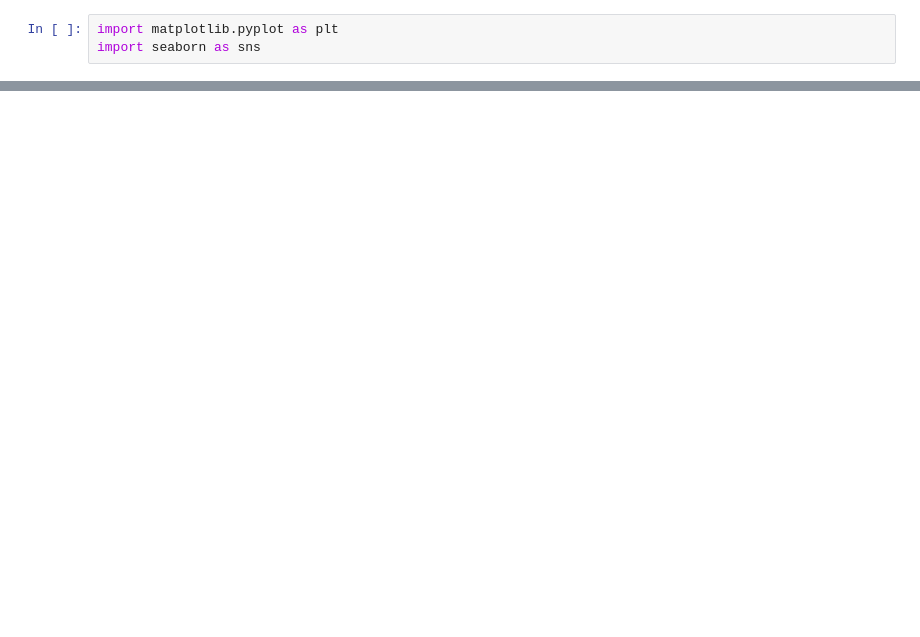
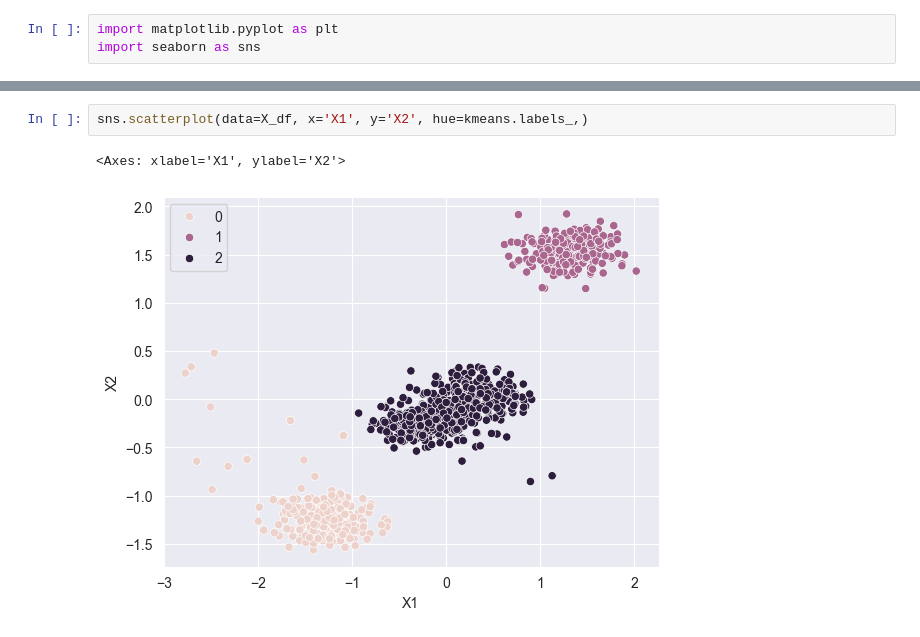
Before and after one commit to SahilLodha/AI_Classes_Notebooks, a Jupyter notebook: classical_ml/Sectionn 06 - Clustering Algorithms/dbscan_implementation.ipynb, the cells around one changed output, grey strips where cells are left out. Saved outputs shown, nothing was run; the diff lists cells and outputs as text; blank space fills up the shorter version.

```diff
--- a/classical_ml/Sectionn 06 - Clustering Algorithms/dbscan_implementation.ipynb
+++ b/classical_ml/Sectionn 06 - Clustering Algorithms/dbscan_implementation.ipynb
@@ -38,0 +61,5 @@ round(np.random.random(), 2)
+# %%
+sns.scatterplot(data=X_df, x='X1', y='X2', hue=kmeans.labels_,)
+# %% [output]
+<Axes: xlabel='X1', ylabel='X2'>
+[figure, added]
```
Also changed, not shown: parts of 9 cells of this notebook, 12 other files.
